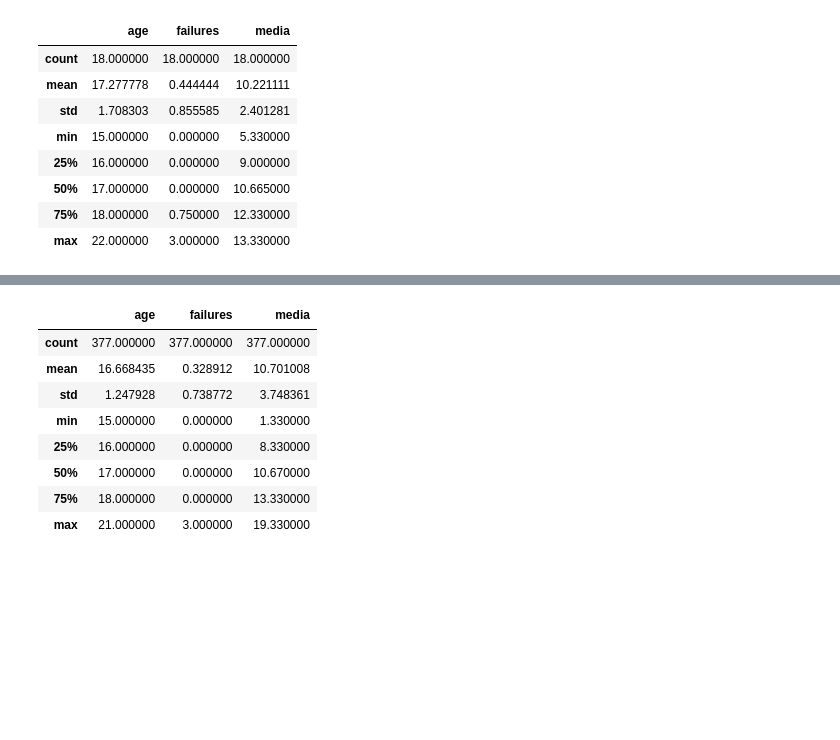
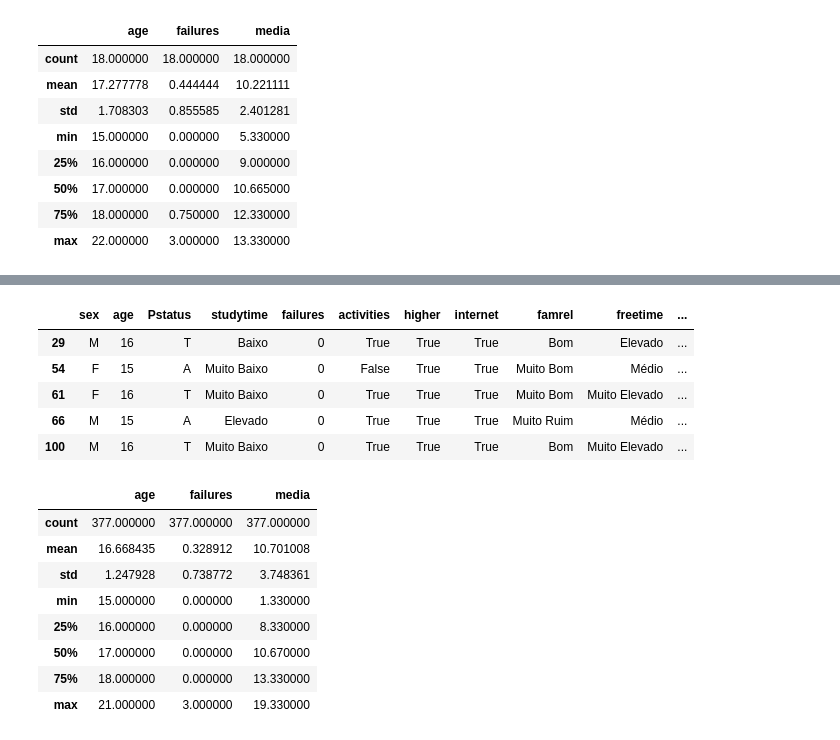
Before and after one commit to danielmacedodc/Analise-de-Dados_CIn, a Jupyter notebook: Projeto - Análise de Dados - Daniel Macedo.ipynb, the cells around one changed output, grey strips where cells are left out. Cells and saved outputs as stored; diff of their text form; code cells hidden in the pictures; blank space fills up the shorter version.

```diff
--- a/Projeto - Análise de Dados - Daniel Macedo.ipynb
+++ b/Projeto - Análise de Dados - Daniel Macedo.ipynb
@@ -320,3 +435,12 @@ amostra_mat.describe()
+# %%
+amostra_mat.head()
+# %% [output]
+|  | sex | age | Pstatus | studytime | failures | activities | higher | internet | famrel | freetime | ... |
+| 29 | M | 16 | T | Baixo | 0 | True | True | True | Bom | Elevado | ... |
+| 54 | F | 15 | A | Muito Baixo | 0 | False | True | True | Muito Bom | Médio | ... |
+| 61 | F | 16 | T | Muito Baixo | 0 | True | True | True | Muito Bom | Muito Elevado | ... |
+| 66 | M | 15 | A | Elevado | 0 | True | True | True | Muito Ruim | Médio | ... |
+| 100 | M | 16 | T | Muito Baixo | 0 | True | True | True | Bom | Muito Elevado | ... |
 # %%
 amostra_s_mat.describe()
 # %% [output]
```
Also changed, not shown: parts of 41 cells of this notebook.
